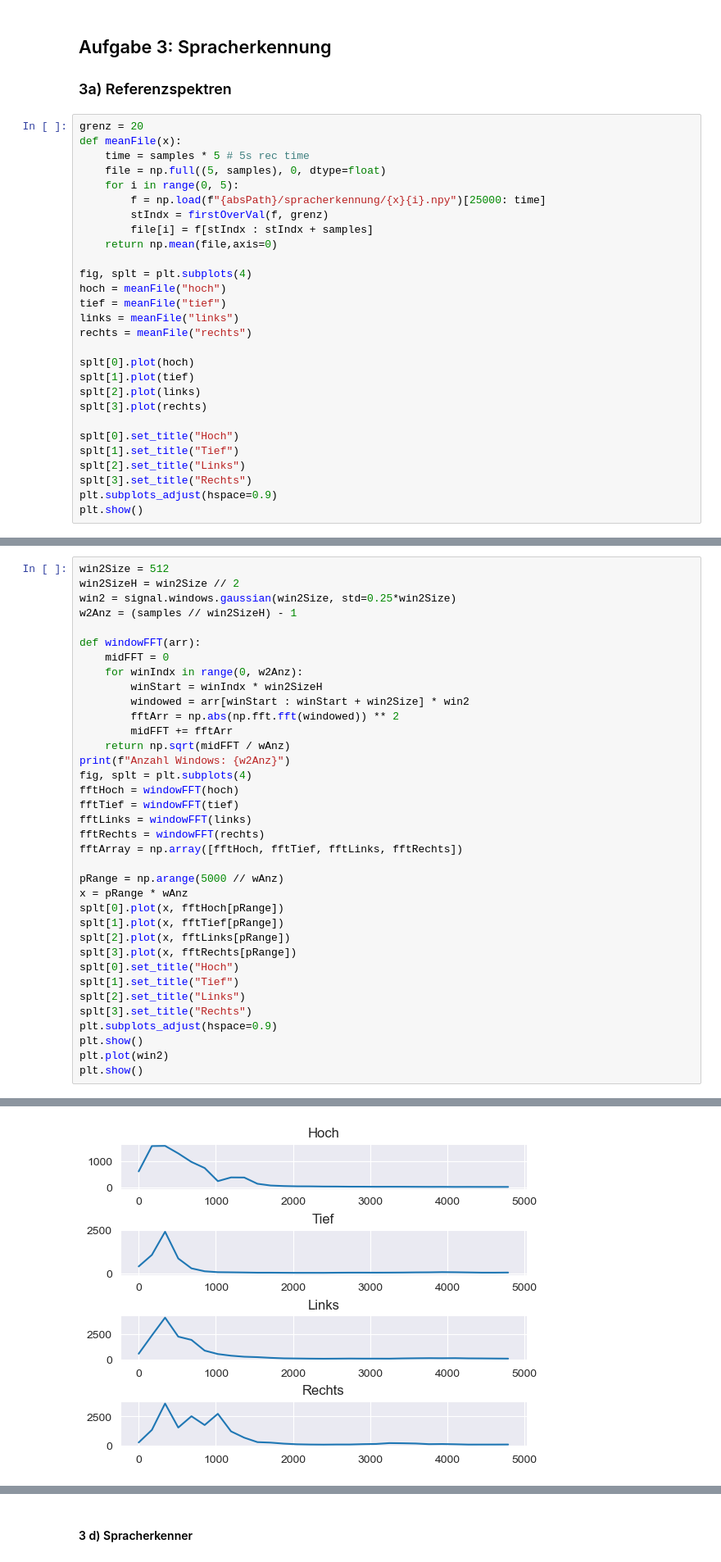
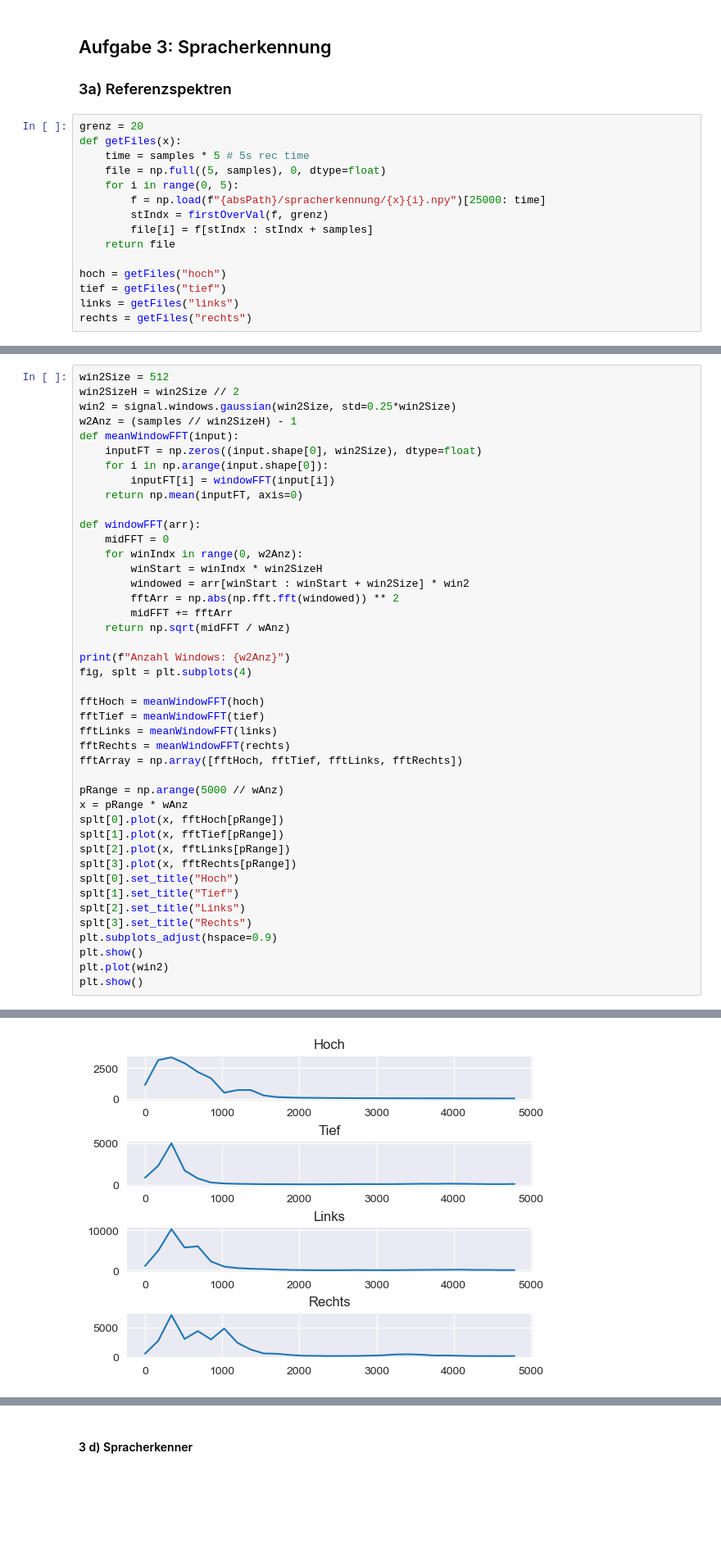
Before and after one commit to Atomarverseucht/AIN, a Jupyter notebook: 3/technische-grundlagen-der-kuenstlichen-intelligenz/versuch3/mikrofon.ipynb, the cells around one changed output, grey strips where cells are left out. Shown at 82% size. Saved outputs shown, nothing was run; the diff lists cells and outputs as text; blank space fills up the shorter version.

```diff
--- a/3/technische-grundlagen-der-kuenstlichen-intelligenz/versuch3/mikrofon.ipynb
+++ b/3/technische-grundlagen-der-kuenstlichen-intelligenz/versuch3/mikrofon.ipynb
@@ -141,29 +141,16 @@ Grundfrequenz: 1 Hz +- 172 Hz
 ### 3a) Referenzspektren
 # %%
 grenz = 20
-def meanFile(x):
+def getFiles(x):
     time = samples * 5 # 5s rec time
     file = np.full((5, samples), 0, dtype=float)
     for i in range(0, 5):
         f = np.load(f"{absPath}/spracherkennung/{x}{i}.npy")[25000: time]
         stIndx = firstOverVal(f, grenz)
         file[i] = f[stIndx : stIndx + samples]
-    return np.mean(file,axis=0)
+    return file
 
-fig, splt = plt.subplots(4)
-hoch = meanFile("hoch")
-tief = meanFile("tief")
-links = meanFile("links")
-rechts = meanFile("rechts")
-
-splt[0].plot(hoch)
-splt[1].plot(tief)
-splt[2].plot(links)
-splt[3].plot(rechts)
-
-splt[0].set_title("Hoch")
-splt[1].set_title("Tief")
-splt[2].set_title("Links")
-splt[3].set_title("Rechts")
-plt.subplots_adjust(hspace=0.9)
-plt.show()
+hoch = getFiles("hoch")
+tief = getFiles("tief")
+links = getFiles("links")
+rechts = getFiles("rechts")
@@ -174,40 +159,47 @@ win2Size = 512
 win2SizeH = win2Size // 2
 win2 = signal.windows.gaussian(win2Size, std=0.25*win2Size)
 w2Anz = (samples // win2SizeH) - 1
+def meanWindowFFT(input):
+    inputFT = np.zeros((input.shape[0], win2Size), dtype=float)
+    for i in np.arange(input.shape[0]):
+        inputFT[i] = windowFFT(input[i])
+    return np.mean(inputFT, axis=0)
 
 def windowFFT(arr):
     midFFT = 0
     for winIndx in range(0, w2Anz):
         winStart = winIndx * win2SizeH
         windowed = arr[winStart : winStart + win2Size] * win2
         fftArr = np.abs(np.fft.fft(windowed)) ** 2
         midFFT += fftArr
     return np.sqrt(midFFT / wAnz)
+
 print(f"Anzahl Windows: {w2Anz}")
 fig, splt = plt.subplots(4)
-fftHoch = windowFFT(hoch)
-fftTief = windowFFT(tief)
-fftLinks = windowFFT(links)
-fftRechts = windowFFT(rechts)
+
+fftHoch = meanWindowFFT(hoch)
+fftTief = meanWindowFFT(tief)
+fftLinks = meanWindowFFT(links)
+fftRechts = meanWindowFFT(rechts)
 fftArray = np.array([fftHoch, fftTief, fftLinks, fftRechts])
 
 pRange = np.arange(5000 // wAnz)
 x = pRange * wAnz
 splt[0].plot(x, fftHoch[pRange])
 splt[1].plot(x, fftTief[pRange])
 splt[2].plot(x, fftLinks[pRange])
 splt[3].plot(x, fftRechts[pRange])
 splt[0].set_title("Hoch")
 splt[1].set_title("Tief")
 splt[2].set_title("Links")
 splt[3].set_title("Rechts")
 plt.subplots_adjust(hspace=0.9)
 plt.show()
 plt.plot(win2)
 plt.show()
 # %% [output]
 Anzahl Windows: 171
-[figure, old version]
+[figure, new version]
 [figure]
 # %%
 def corrcoeff(f, g):
```
Also changed, not shown: parts of 3 cells of this notebook.
